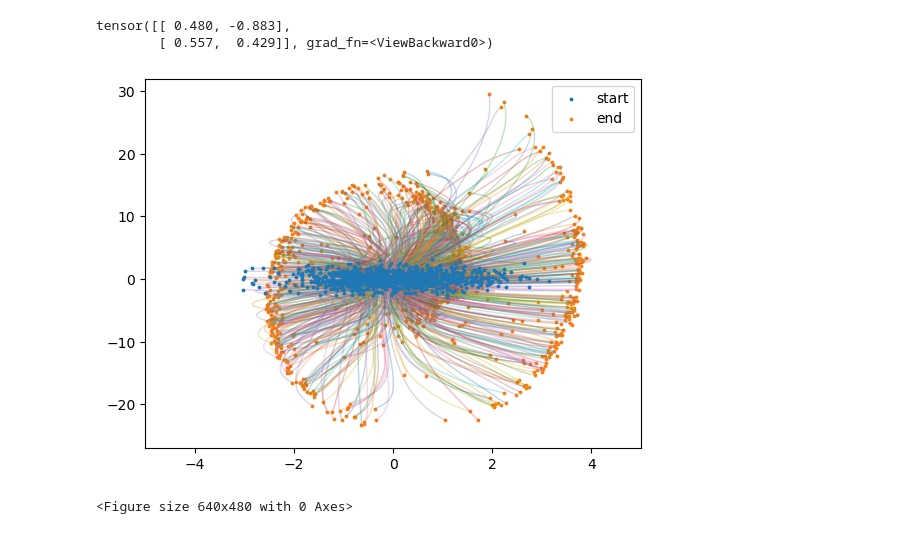
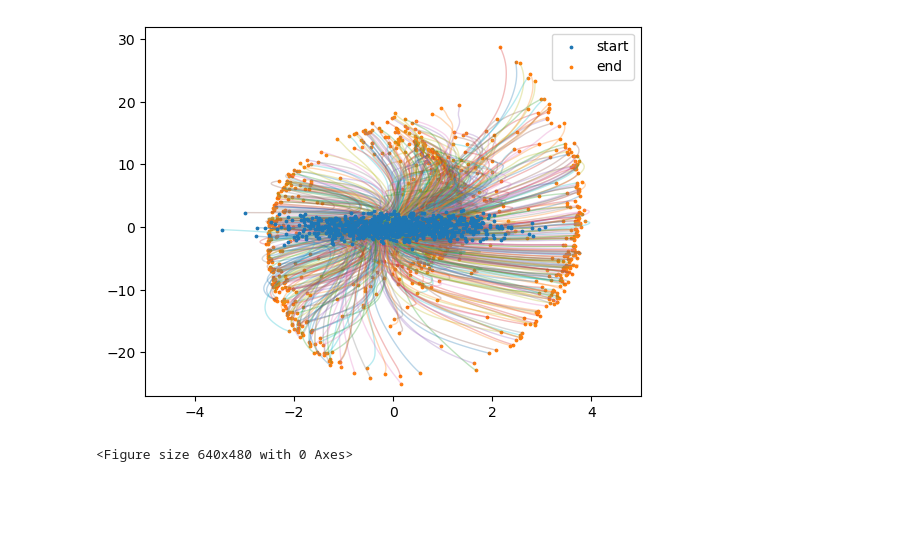
Before and after one commit to KevinRojas1499/variational-sb, a Jupyter notebook: experiment.ipynb, the cells around one changed output. Saved outputs shown, nothing was run; the diff lists cells and outputs as text; code cells hidden in the pictures; blank space fills up the shorter version.

```diff
--- a/experiment.ipynb
+++ b/experiment.ipynb
@@ -10,56 +10,41 @@ from utils.models import MLP
 from utils.misc import dotdict, batch_matrix_product
 
 torch.set_printoptions(precision=3,sci_mode=False)
-# %%
-device = torch.device('cuda' if torch.cuda.is_available() else 'cpu')
-n = 1000
-# covs = torch.tensor([[[3., -1.],[-1., 2.]], [[3., 1.8],[1.8, 2.]], [[3., -1.],[-1., 2.]]], device=device)
-# means = torch.tensor([[0,3.], [10,5.], [-6.,0]],device=device)
-# weights = torch.ones(means.shape[0],device=device)/means.shape[0]
-# gmm = GMM(weights,means,covs)
-dataset = datasets.get_dataset(dotdict({'dataset' : 'spiral'}))
-data = dataset.sample(5).to(device=device)
-
-sde = sdes.LinearSchrodingerBridge(2,device)
-model = MLP(2,False).to(device=device)
-# %% [output]
-tensor([[ 0.480, -0.883],
-        [ 0.557,  0.429]], grad_fn=<ViewBackward0>)
 # %%
-model_path = './checkpoints/spiral_sb/itr_2000'
+device = torch.device('cuda:0' if torch.cuda.is_available() else 'cpu')
+model_path = './checkpoints/spiral_sb_linear/itr_2000'
 forward_score = torch.load(os.path.join(model_path,'forward_ema_2000.pt'))
 backward_score = torch.load(os.path.join(model_path,'backward_ema_2000.pt'))
 
 sde = sdes.SchrodingerBridge(forward_score,backward_score)
 # %%
-dataset = datasets.Spiral(y_scalar=3.2)
+dataset = datasets.Spiral(x_scalar=.4, y_scalar=3.2)
 n_samples = 1000
 in_cond = dataset.sample(n_samples).to(device=device)
-# xt, traj = sde.sample((n_samples,2), device, backward=True, in_cond=in_cond)
-xt, traj = sde.probability_flow((n_samples,2), device, backward=True, in_cond=in_cond)
+xt, traj = sde.sample((n_samples,2), device, backward=True, in_cond=in_cond,prob_flow=True)
 
 for i in range(traj.shape[1]):
     xi = traj[:,i]
     plt.xlim(-5,5)
     plt.ylim(-27,32)
     plt.scatter(xi[:,0].cpu(), xi[:,1].cpu())
     plt.savefig(f'./trajectory/{i}.png')
     plt.clf()
 
 
 
 for i in range(traj.shape[0]):
     xi = traj[i]
     plt.plot(xi[:,0].cpu(), xi[:,1].cpu(), linewidth=1, alpha=.3)
 
+plt.scatter(traj[:,0,0].cpu(), traj[:,0,1].cpu(),s=3, label='start',zorder=1010)
+plt.scatter(traj[:,-1:,0].cpu(), traj[:,-1,1].cpu(), s=3,label='end')
 plt.xlim(-5,5)
 plt.ylim(-27,32)
-plt.scatter(traj[:,0,0].cpu(), traj[:,0,1].cpu(),s=3, label='start',zorder=1010)
-plt.scatter(traj[:,-1:,0].cpu(), traj[:,-1,1].cpu(), s=3,label='end')
 plt.legend()
 plt.show()
 # %% [output]
-[figure, old version]
+[figure, new version]
 # %%
 dataset = datasets.Spiral(x_scalar=.4, y_scalar=3.2)
 n_pts = 20
```
Also changed, not shown: 1 other file.
